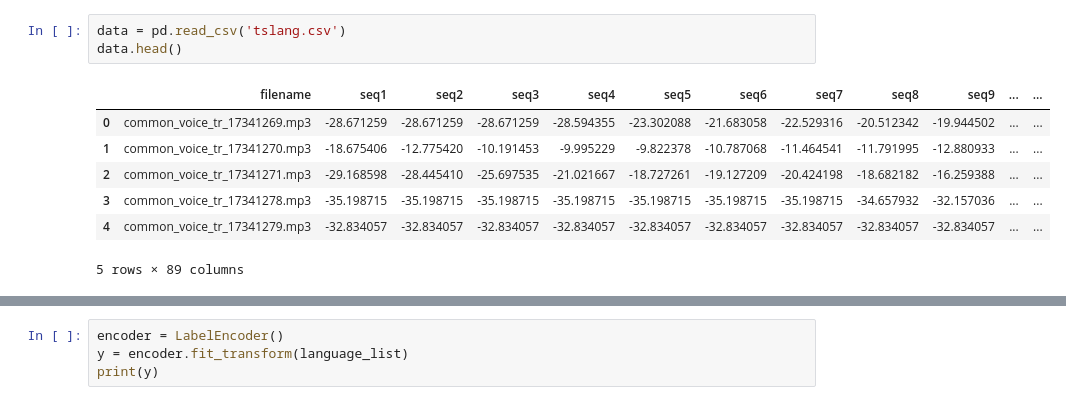
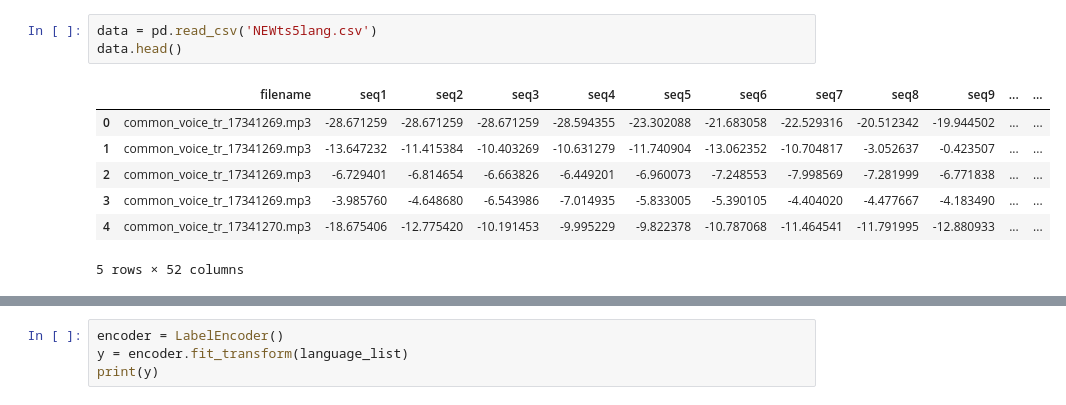
Before and after one commit to sampathkethineedi/ps1-cvsp, a Jupyter notebook: preprocessing and lstm.ipynb, the cells around one changed output, grey strips where cells are left out. Cells and saved outputs as stored; diff of their text form.

```diff
--- a/preprocessing and lstm.ipynb
+++ b/preprocessing and lstm.ipynb
@@ -22,14 +20,14 @@ Using TensorFlow backend.
 # %%
-data = pd.read_csv('tslang.csv')
+data = pd.read_csv('NEWts5lang.csv')
 data.head()
 # %% [output]
 |  | filename | seq1 | seq2 | seq3 | seq4 | seq5 | seq6 | seq7 | seq8 | seq9 | ... | ... |
 | 0 | common_voice_tr_17341269.mp3 | -28.671259 | -28.671259 | -28.671259 | -28.594355 | -23.302088 | -21.683058 | -22.529316 | -20.512342 | -19.944502 | ... | ... |
-| 1 | common_voice_tr_17341270.mp3 | -18.675406 | -12.775420 | -10.191453 | -9.995229 | -9.822378 | -10.787068 | -11.464541 | -11.791995 | -12.880933 | ... | ... |
-| 2 | common_voice_tr_17341271.mp3 | -29.168598 | -28.445410 | -25.697535 | -21.021667 | -18.727261 | -19.127209 | -20.424198 | -18.682182 | -16.259388 | ... | ... |
-| 3 | common_voice_tr_17341278.mp3 | -35.198715 | -35.198715 | -35.198715 | -35.198715 | -35.198715 | -35.198715 | -35.198715 | -34.657932 | -32.157036 | ... | ... |
-| 4 | common_voice_tr_17341279.mp3 | -32.834057 | -32.834057 | -32.834057 | -32.834057 | -32.834057 | -32.834057 | -32.834057 | -32.834057 | -32.834057 | ... | ... |
+| 1 | common_voice_tr_17341269.mp3 | -13.647232 | -11.415384 | -10.403269 | -10.631279 | -11.740904 | -13.062352 | -10.704817 | -3.052637 | -0.423507 | ... | ... |
+| 2 | common_voice_tr_17341269.mp3 | -6.729401 | -6.814654 | -6.663826 | -6.449201 | -6.960073 | -7.248553 | -7.998569 | -7.281999 | -6.771838 | ... | ... |
+| 3 | common_voice_tr_17341269.mp3 | -3.985760 | -4.648680 | -6.543986 | -7.014935 | -5.833005 | -5.390105 | -4.404020 | -4.477667 | -4.183490 | ... | ... |
+| 4 | common_voice_tr_17341270.mp3 | -18.675406 | -12.775420 | -10.191453 | -9.995229 | -9.822378 | -10.787068 | -11.464541 | -11.791995 | -12.880933 | ... | ... |
-5 rows × 89 columns
+5 rows × 52 columns
 # %%
 # Dropping unneccesary columns
 data = data.drop(['filename'],axis=1)
```
Also changed, not shown: parts of 14 cells of this notebook, 5 other files.
